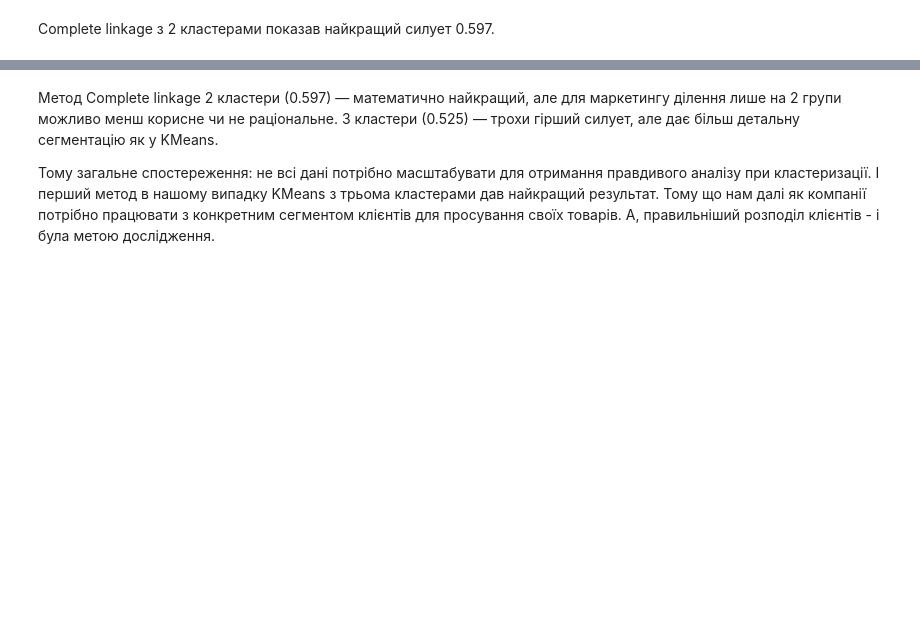
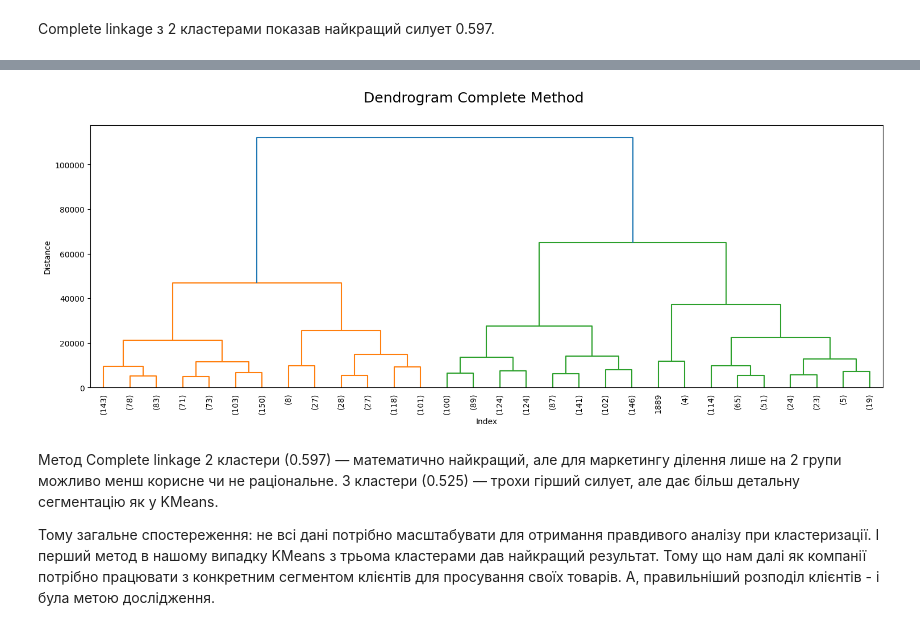
Before and after one commit to TetianaMar-888/Python_for_ds_tasks, a Jupyter notebook: Marinoshenko_Tetiana_3_1_HW_Алгоритми_кластеризації.ipynb, the cells around one changed output, grey strips where cells are left out. Saved outputs shown, nothing was run; the diff lists cells and outputs as text; code cells hidden in the pictures; blank space fills up the shorter version.

```diff
--- a/Marinoshenko_Tetiana_3_1_HW_Алгоритми_кластеризації.ipynb
+++ b/Marinoshenko_Tetiana_3_1_HW_Алгоритми_кластеризації.ipynb
@@ -887,3 +887,19 @@ fig2.show()
 # %% [output]
 [interactive output not drawn]
 [interactive output not drawn]
+# %%
+dist_complete = linkage(X, method="complete")
+
+plt.figure(figsize=(18, 6))
+dendrogram(
+    dist_complete,
+    truncate_mode='lastp',
+    p=30,
+    leaf_rotation=90
+)
+plt.xlabel('Index')
+plt.ylabel('Distance')
+plt.suptitle('Dendrogram Complete Method', fontsize=18)
+plt.show()
+# %% [output]
+[figure, added]
```
Also changed, not shown: parts of 1 cell of this notebook.
